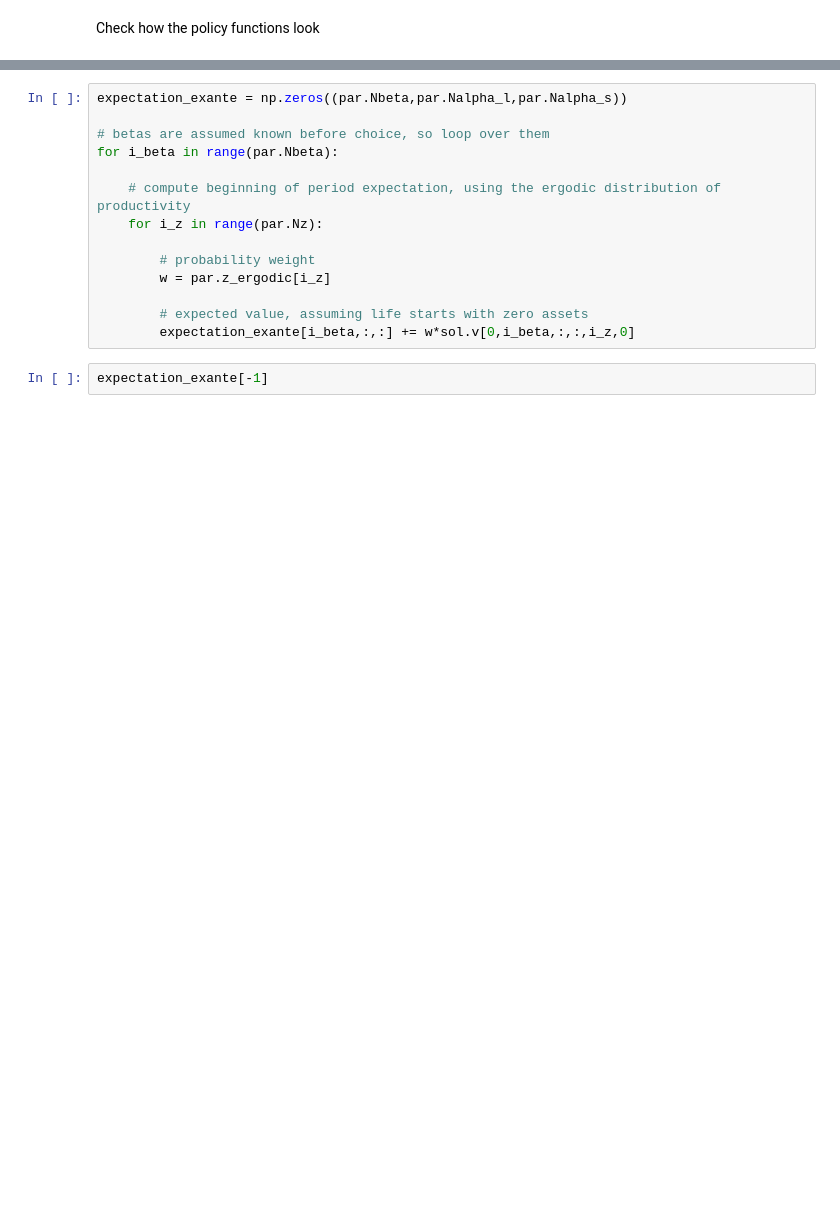
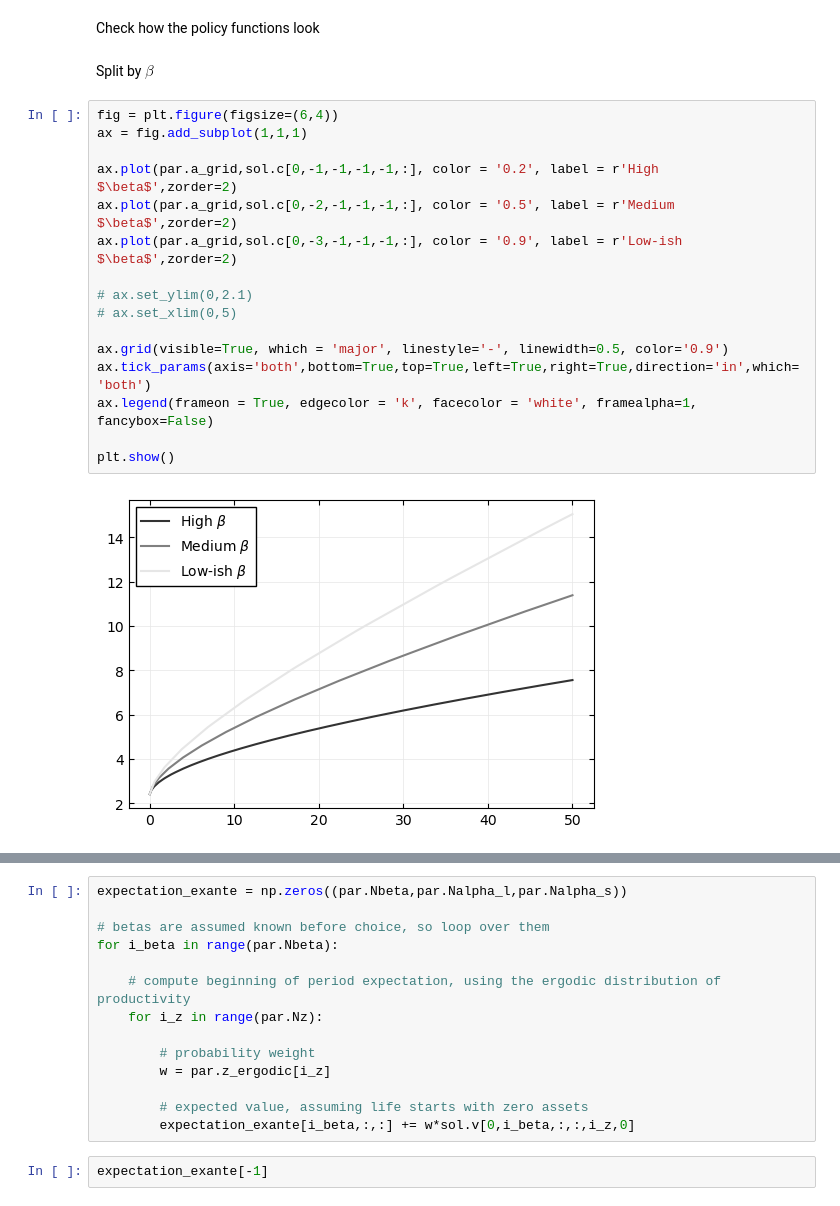
Before and after one commit to madsankern/BufferStock, a Jupyter notebook: results.ipynb, the cells around one changed output, grey strips where cells are left out. Cells and saved outputs as stored; diff of their text form; blank space fills up the shorter version.

```diff
--- a/results.ipynb
+++ b/results.ipynb
@@ -144,2 +65,22 @@ array([[0., 0., 0., 0., 1., 1., 1., 1., 1., 1.],
 # %% [markdown]
 Check how the policy functions look
+# %% [markdown]
+Split by $\beta$
+# %%
+fig = plt.figure(figsize=(6,4))
+ax = fig.add_subplot(1,1,1)
+
+ax.plot(par.a_grid,sol.c[0,-1,-1,-1,-1,:], color = '0.2', label = r'High $\beta$',zorder=2)
+ax.plot(par.a_grid,sol.c[0,-2,-1,-1,-1,:], color = '0.5', label = r'Medium $\beta$',zorder=2)
+ax.plot(par.a_grid,sol.c[0,-3,-1,-1,-1,:], color = '0.9', label = r'Low-ish $\beta$',zorder=2)
+
+# ax.set_ylim(0,2.1)
+# ax.set_xlim(0,5)
+
+ax.grid(visible=True, which = 'major', linestyle='-', linewidth=0.5, color='0.9')
+ax.tick_params(axis='both',bottom=True,top=True,left=True,right=True,direction='in',which='both')
+ax.legend(frameon = True, edgecolor = 'k', facecolor = 'white', framealpha=1, fancybox=False)
+
+plt.show()
+# %% [output]
+[figure, added]
```
Also changed, not shown: parts of 33 cells of this notebook, 3 other files.
